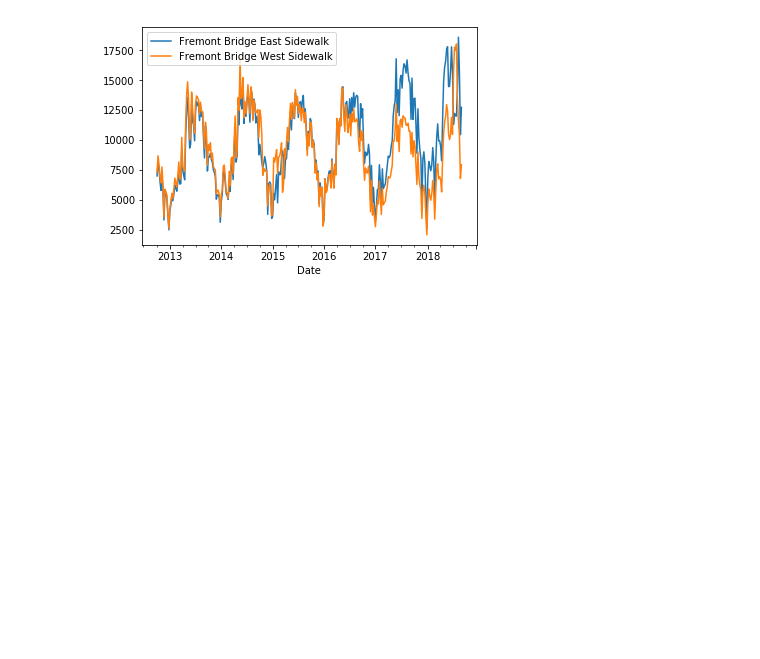
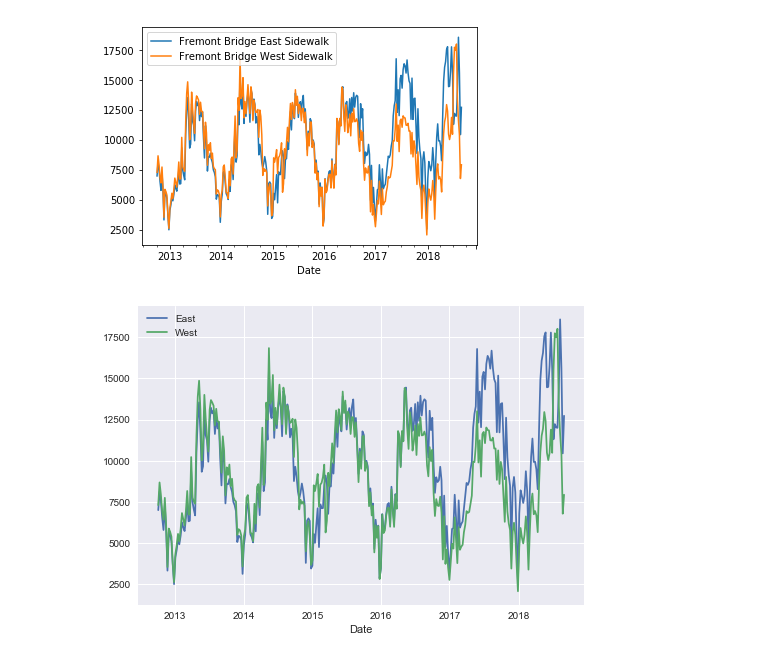
Before and after one commit to BAHorobet/Fremont, a Jupyter notebook: From_exploratory_analysis_science.ipynb, the cells around one changed output. Cells and saved outputs as stored; diff of their text form; code cells hidden in the pictures; blank space fills up the shorter version.

```diff
--- a/From_exploratory_analysis_science.ipynb
+++ b/From_exploratory_analysis_science.ipynb
@@ -38,3 +38,10 @@ Fremont.plot();
 Fremont.resample('W').sum().plot(); #see the data weekly rather than hourly
 # %% [output]
 [figure]
+# %%
+import matplotlib.pyplot as plt
+plt.style.use('seaborn')
+Fremont.columns = ['East', 'West']
+Fremont.resample('W').sum().plot();
+# %% [output]
+[figure, added]
```
Also changed, not shown: parts of 5 cells of this notebook.
